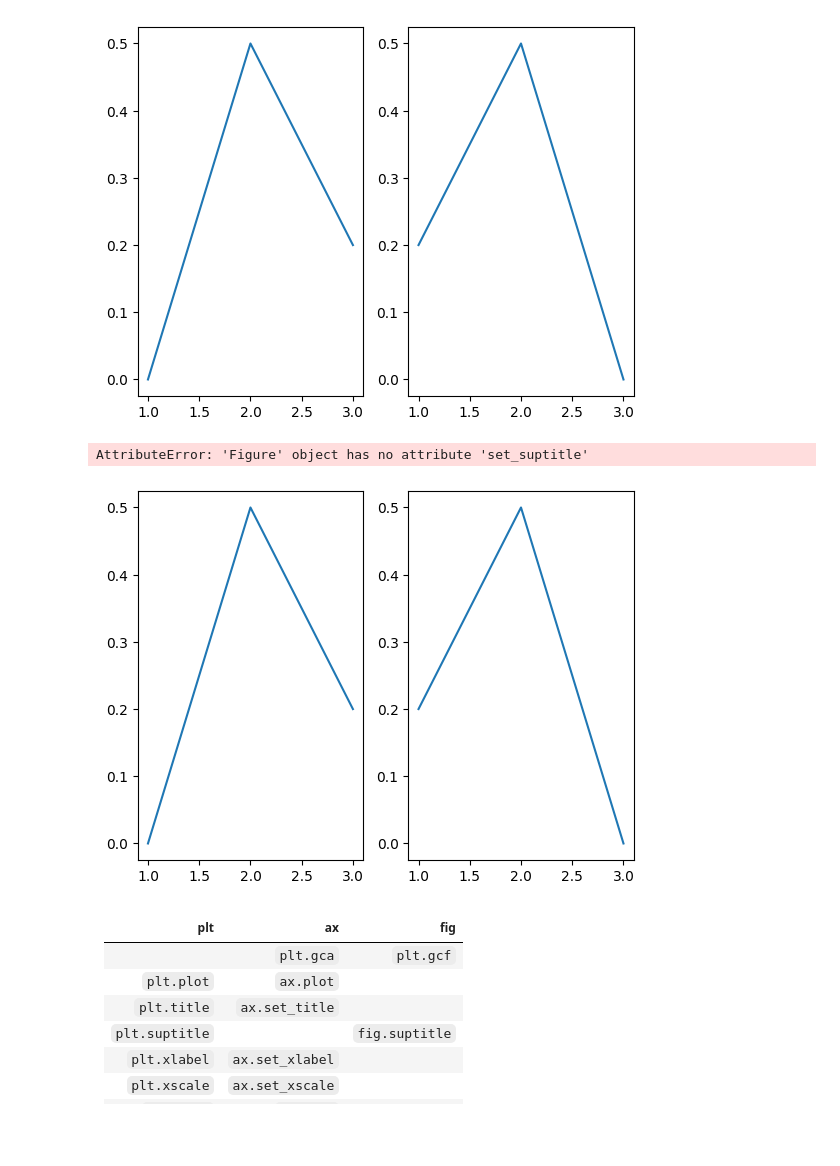
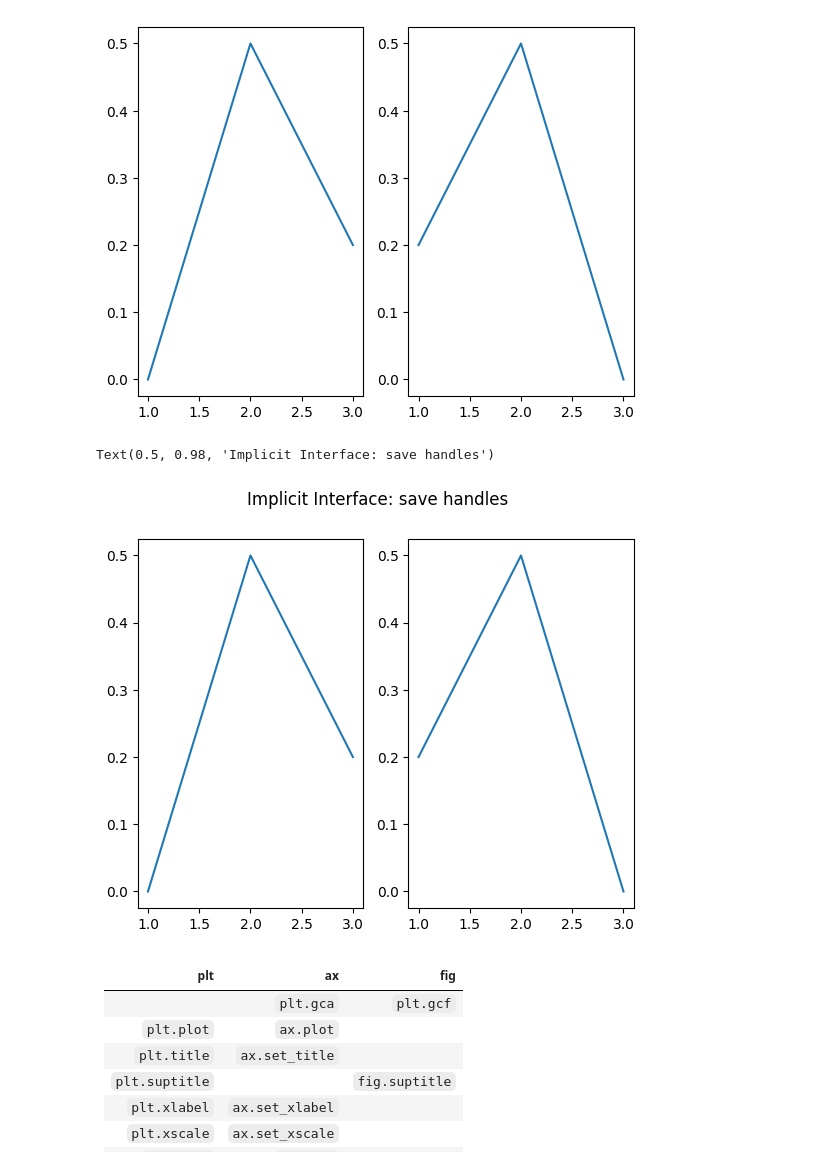
Before and after one commit to sword4869/learn_DL, a Jupyter notebook: learn_pytorch/matplotlib.ipynb, the cells around one changed output. Saved outputs shown, nothing was run; the diff lists cells and outputs as text; code cells hidden in the pictures; blank space fills up the shorter version.

```diff
--- a/learn_pytorch/matplotlib.ipynb
+++ b/learn_pytorch/matplotlib.ipynb
@@ -58,16 +58,16 @@ plt.plot([3, 2, 1], [0, 0.5, 0.2])
 # %%
 import matplotlib.pyplot as plt
 
 ax = plt.subplot(1, 2, 1)
 ax.plot([1, 2, 3], [0, 0.5, 0.2])
 
 ax = plt.subplot(1, 2, 2)
 ax.plot([3, 2, 1], [0, 0.5, 0.2])
 
-plt.gcf().set_suptitle('Implicit Interface: save handles')
+plt.gcf().suptitle('Implicit Interface: save handles')
 # %% [output]
-AttributeError: 'Figure' object has no attribute 'set_suptitle'
+Text(0.5, 0.98, 'Implicit Interface: save handles')
-[figure, old version]
+[figure, new version]
 # %% [markdown]
 |plt|ax|fig|
 |:-|:-|:-|
```
Also changed, not shown: 45 other files.
